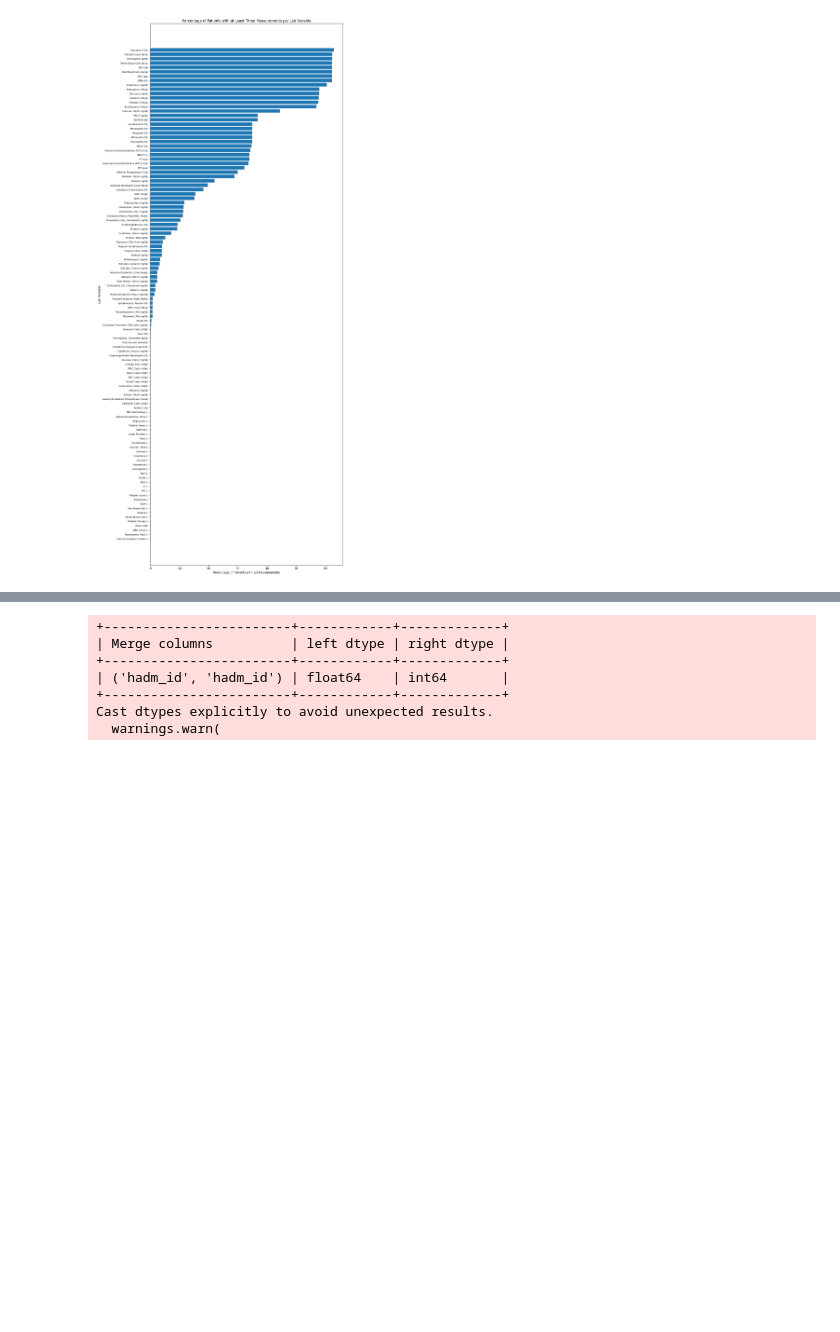
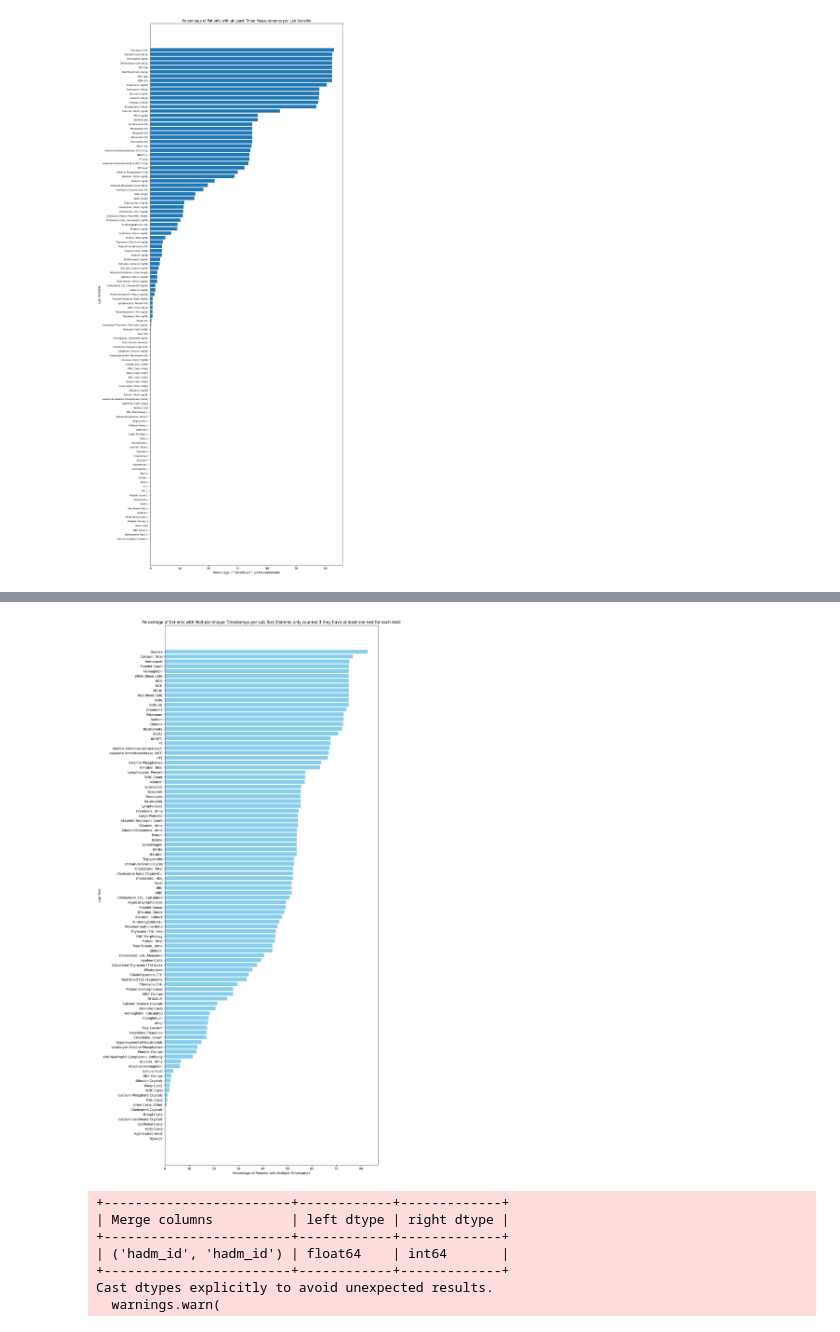
Before and after one commit to jp4147/mimic-project, a Jupyter notebook: labevents_processing.ipynb, the cells around one changed output, grey strips where cells are left out. Drawn from its saved outputs; the diff is of its cells as text; code cells hidden in the pictures; blank space fills up the shorter version.

```diff
--- a/labevents_processing.ipynb
+++ b/labevents_processing.ipynb
@@ -723,0 +397,27 @@ pprint.pprint(list(patient_data.items())[2:10])
+# %%
+import dask.dataframe as dd
+import pandas as pd
+import matplotlib.pyplot as plt
+
+# Step 1: Filter for tests of interest and map itemid to test names
+labevents_df = labevents_df[labevents_df['itemid'].isin(lab_test_map.keys())]
+labevents_df['test_name'] = labevents_df['itemid'].map(lab_test_map)
+
+# Step 2: Calculate the number of unique timestamps for each patient and test
+unique_timestamps = labevents_df.groupby(['subject_id', 'test_name'])['charttime'].nunique()
+
+# Convert to Pandas DataFrame for further analysis
+unique_timestamps_df = unique_timestamps.compute().reset_index()
+unique_timestamps_df.columns = ['subject_id', 'test_name', 'num_timestamps']
+
+# Step 3: Calculate the percentage of patients with multiple unique timestamps for each test
+# Filter for patients with multiple timestamps (num_timestamps > 1)
+multiple_timestamp_counts = unique_timestamps_df[unique_timestamps_df['num_timestamps'] > 1]
+multiple_patient_counts = multiple_timestamp_counts.groupby('test_name')['subject_id'].nunique()
+
+# Calculate total patients per test
+total_patients_per_test = unique_timestamps_df.groupby('test_name')['subject_id'].nunique()
+
+# Calculate percentage of patients with multiple timestamps per test
+percentage_multiple_timestamps = (multiple_patient_counts / total_patients_per_test) * 100
+percentage_multiple_timestamps = percentage_multiple_timestamps.fillna(0).sort_values(ascending=False)
@@ -724,3 +434,14 @@ pprint.pprint(list(patient_data.items())[2:10])
+# %%
+# Step 4: Plot as a horizontal bar chart
+plt.figure(figsize=(12, len(percentage_multiple_timestamps) * 0.3))
+plt.barh(percentage_multiple_timestamps.index, percentage_multiple_timestamps.values, color="skyblue")
+plt.xlabel('Percentage of Patients with Multiple Timestamps')
+plt.ylabel('Lab Test')
+plt.title('Percentage of Patients with Multiple Unique Timestamps per Lab Test (Patients only counted if they have at least one test for each test)')
+plt.gca().invert_yaxis()  # Highest percentage at the top
+plt.show()
+# %% [output]
+[figure, added]
 # %%
 import dask.dataframe as dd
 import pandas as pd
```
Also changed, not shown: parts of 17 cells of this notebook.
